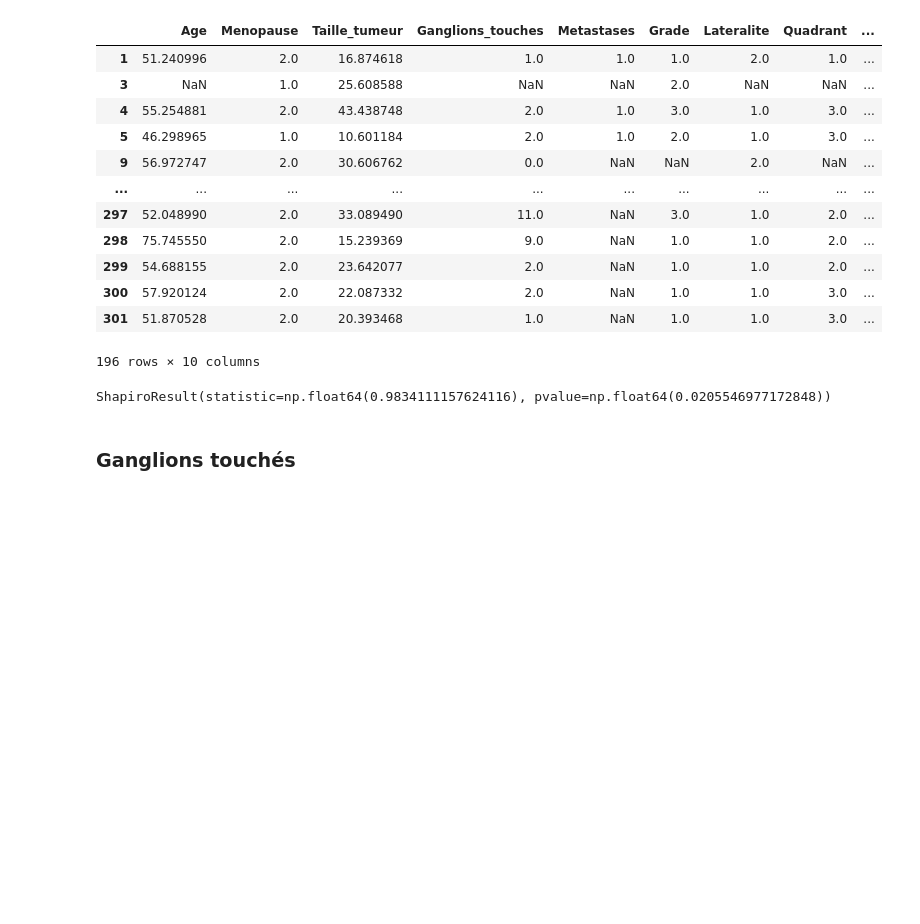
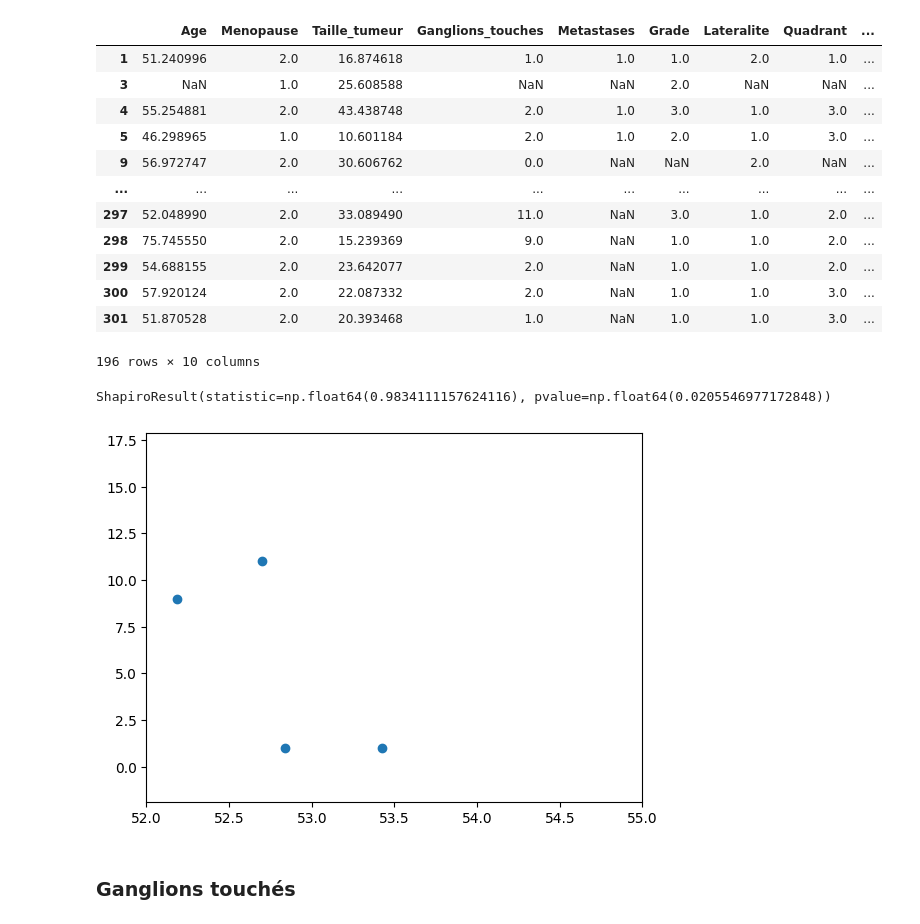
Before and after one commit to dev-byTN/Cancer_Model-Project, a Jupyter notebook: Python_Analysis.ipynb, the cells around one changed output. Drawn from its saved outputs; the diff is of its cells as text; code cells hidden in the pictures; blank space fills up the shorter version.

```diff
--- a/Python_Analysis.ipynb
+++ b/Python_Analysis.ipynb
@@ -182,6 +182,12 @@ shapiroo
 ShapiroResult(statistic=np.float64(0.9834111157624116), pvalue=np.float64(0.0205546977172848))
 # %%
 #P_value < 0.05 so we reject null hypothesis. Like the QQPlot shows us, the tumor size is not following the normal law
+# %%
+plt.scatter(dt["Taille_tumeur"], dt["Ganglions_touches"])
+plt.xlim(52,55)
+plt.show()
+# %% [output]
+[figure, added]
 # %% [markdown]
 <h3>Ganglions touchés</h3>
 # %%
```
Also changed, not shown: parts of 2 cells of this notebook.
